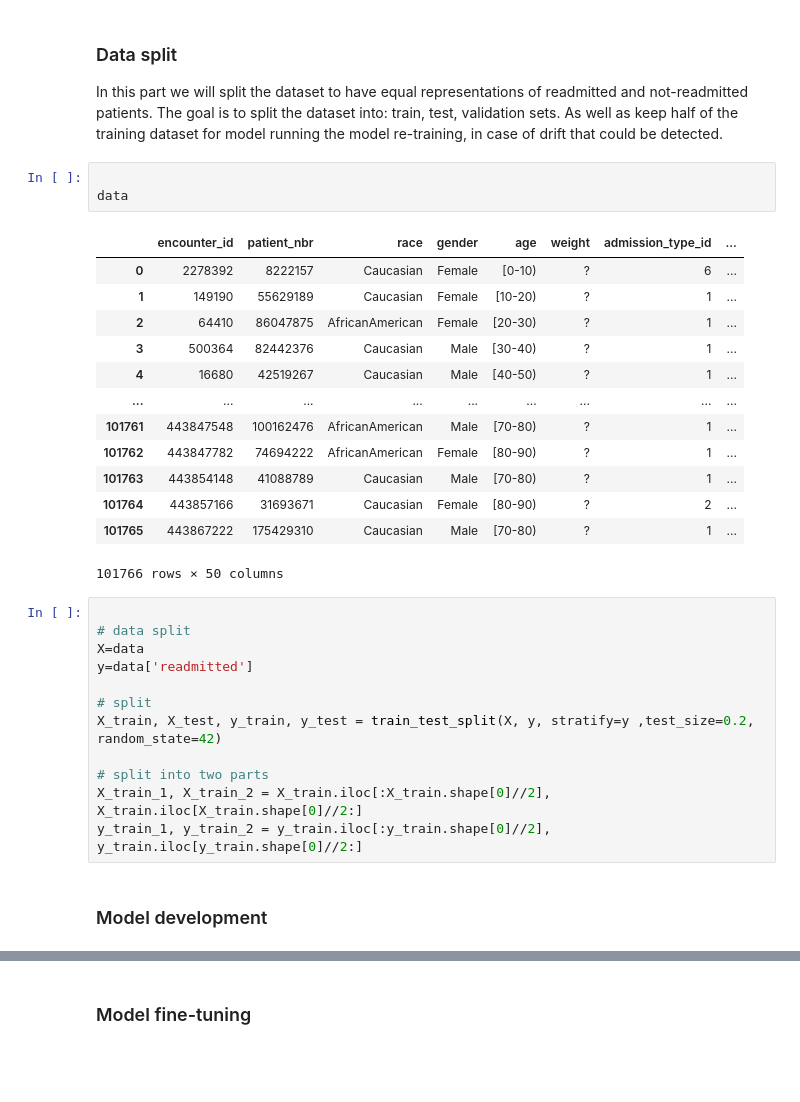
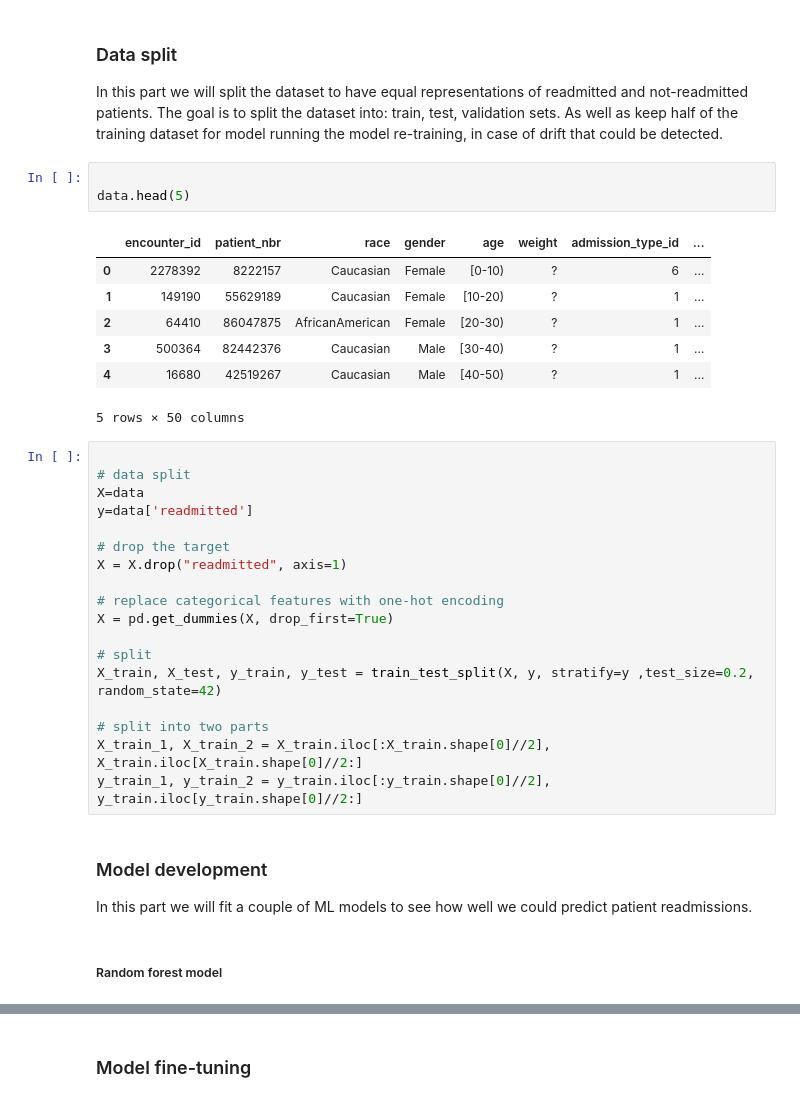
Before and after one commit to abuchin/patient_readmission_kaggle, a Jupyter notebook: EDA.ipynb, the cells around one changed output, grey strips where cells are left out. Cells and saved outputs as stored; diff of their text form; blank space fills up the shorter version.

```diff
--- a/EDA.ipynb
+++ b/EDA.ipynb
@@ -107,26 +109,26 @@ plt.show()
 In this part we will split the dataset to have equal representations of readmitted and not-readmitted patients. The goal is to split the dataset into: train, test, validation sets. As well as keep half of the training dataset for model running the model re-training, in case of drift that could be detected.
 # %%
 
-data
+data.head(5)
 # %% [output]
 |  | encounter_id | patient_nbr | race | gender | age | weight | admission_type_id | ... |
 | 0 | 2278392 | 8222157 | Caucasian | Female | [0-10) | ? | 6 | ... |
 | 1 | 149190 | 55629189 | Caucasian | Female | [10-20) | ? | 1 | ... |
 | 2 | 64410 | 86047875 | AfricanAmerican | Female | [20-30) | ? | 1 | ... |
 | 3 | 500364 | 82442376 | Caucasian | Male | [30-40) | ? | 1 | ... |
 | 4 | 16680 | 42519267 | Caucasian | Male | [40-50) | ? | 1 | ... |
-| ... | ... | ... | ... | ... | ... | ... | ... | ... |
-| 101761 | 443847548 | 100162476 | AfricanAmerican | Male | [70-80) | ? | 1 | ... |
-| 101762 | 443847782 | 74694222 | AfricanAmerican | Female | [80-90) | ? | 1 | ... |
-| 101763 | 443854148 | 41088789 | Caucasian | Male | [70-80) | ? | 1 | ... |
-| 101764 | 443857166 | 31693671 | Caucasian | Female | [80-90) | ? | 2 | ... |
-| 101765 | 443867222 | 175429310 | Caucasian | Male | [70-80) | ? | 1 | ... |
-101766 rows × 50 columns
+5 rows × 50 columns
 # %%
 
 # data split
 X=data
 y=data['readmitted']
+
+# drop the target
+X = X.drop("readmitted", axis=1)
+
+# replace categorical features with one-hot encoding
+X = pd.get_dummies(X, drop_first=True)
 
 # split
 X_train, X_test, y_train, y_test = train_test_split(X, y, stratify=y ,test_size=0.2, random_state=42)
@@ -136,5 +138,9 @@ X_train_1, X_train_2 = X_train.iloc[:X_train.shape[0]//2], X_train.iloc[X_train.
 y_train_1, y_train_2 = y_train.iloc[:y_train.shape[0]//2], y_train.iloc[y_train.shape[0]//2:]
 # %% [markdown]
 ### Model development
+
+In this part we will fit a couple of ML models to see how well we could predict patient readmissions.
+# %% [markdown]
+##### Random forest model
 # %%
 
```
Also changed, not shown: parts of 4 cells of this notebook, 1 other file.
